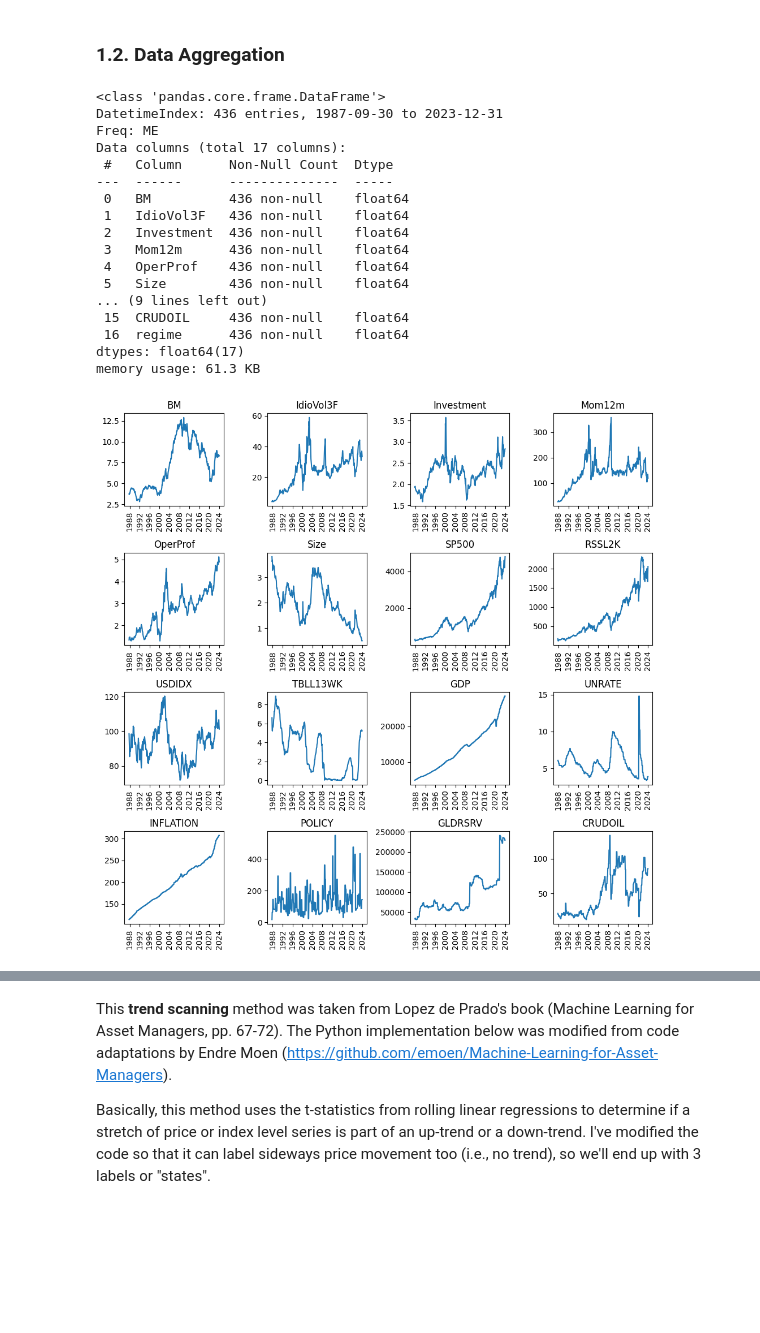
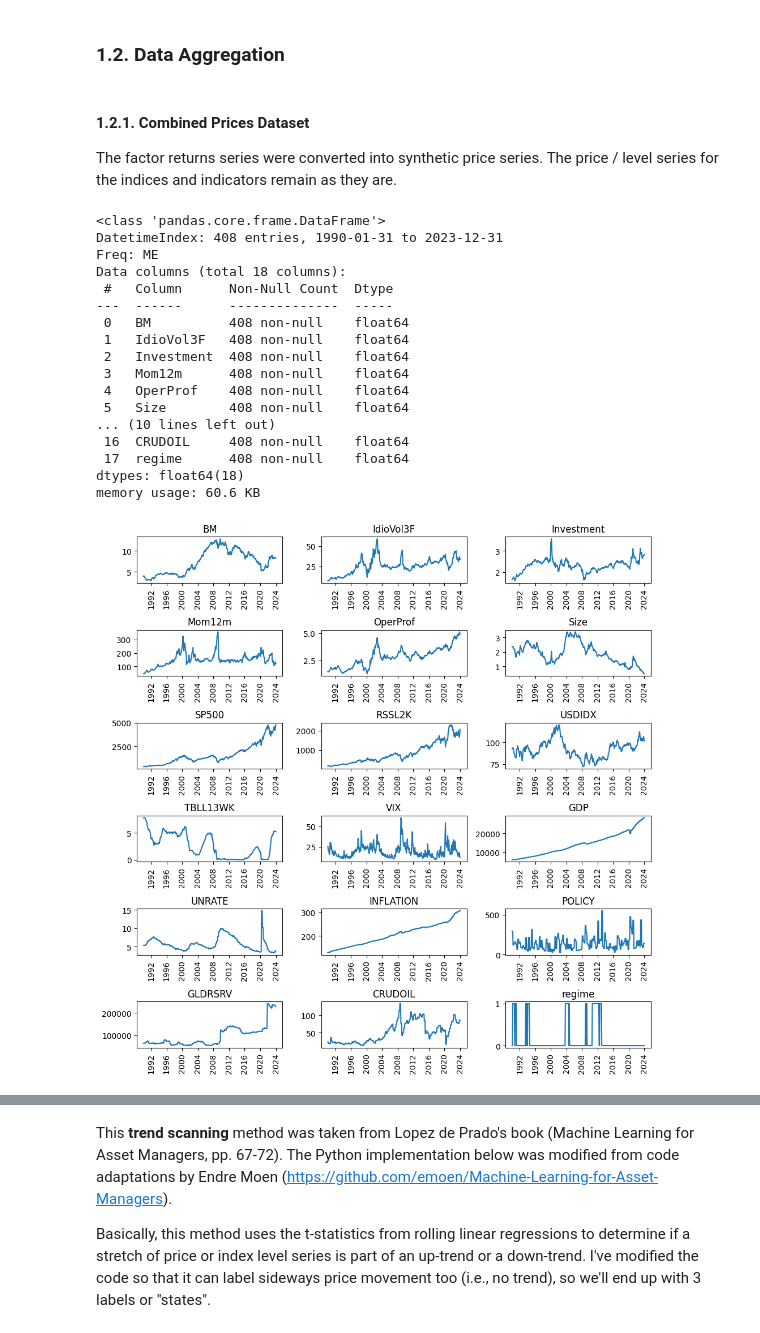
Before and after one commit to dipanshusharma2001/MScFE_WQU_Capstone_Project, a Jupyter notebook: notebooks/02_DYNOTEARS_PoC.ipynb, the cells around one changed output, grey strips where cells are left out. Saved outputs shown, nothing was run; the diff lists cells and outputs as text; code cells hidden in the pictures; blank space fills up the shorter version.

```diff
--- a/notebooks/02_DYNOTEARS_PoC.ipynb
+++ b/notebooks/02_DYNOTEARS_PoC.ipynb
@@ -108,7 +106,7 @@ memory usage: 78.6 KB
 start = df.index[0]
 end = df.index[-1]
 
-tick = ['^GSPC', '^RUT', 'DX-Y.NYB', '^IRX']
+tick = ['^GSPC', '^RUT', 'DX-Y.NYB', '^IRX', '^VIX']
 yfin_data = yf.download(tick,
                         start,
                         end,
@@ -123,6 +121,7 @@ yfin_data.rename(columns = {
     '^RUT': 'RSSL2K',
     'DX-Y.NYB': 'USDIDX',
     '^IRX': 'TBLL13WK',
+    '^VIX': 'VIX'
     },
     inplace=True)
 
@@ -177,51 +177,58 @@ dtypes: float64(6)
 memory usage: 13.1 KB
 # %% [markdown]
 ### 1.2. Data Aggregation
+# %% [markdown]
+#### 1.2.1. Combined Prices Dataset
+
+The factor returns series were converted into synthetic price series. The price / level series for the indices and indicators remain as they are.
 # %%
 # concatenate into 1 dataframe
-df1 = pd.concat([df.iloc[:,:6], yfin_data, fred_data, df.iloc[:,-1]], axis=1, join='outer')
+prices_df = pd.concat([df.iloc[:,:6],
+                       yfin_data,
+                       fred_data,
+                       df.iloc[:,-1]], axis=1, join='outer')
 
-# transform factor returns into cumulative returns
-for k in df1.columns[:6]:
-    df1[k] = (1 + df1[k]).cumprod()
+# transform factor returns into cumulative returns (synthetic price series)
+for k in prices_df.columns[:6]:
+    prices_df[k] = (1 + prices_df[k]).cumprod()
 
 # forward fill using the last data to avoid look-ahead bias
-df1 = df1.ffill()
+prices_df = prices_df.ffill()
 
 # resample monthly & drop NaNs
-df1 = df1.resample('ME').last()
-df1 = df1.dropna()
-df1.info()
+prices_df = prices_df.resample('ME').last()
+prices_df = prices_df.dropna()
+prices_df.info()
 # %% [output]
 <class 'pandas.core.frame.DataFrame'>
-DatetimeIndex: 436 entries, 1987-09-30 to 2023-12-31
+DatetimeIndex: 408 entries, 1990-01-31 to 2023-12-31
 Freq: ME
-Data columns (total 17 columns):
+Data columns (total 18 columns):
  #   Column      Non-Null Count  Dtype
 ---  ------      --------------  -----
- 0   BM          436 non-null    float64
- 1   IdioVol3F   436 non-null    float64
- 2   Investment  436 non-null    float64
- 3   Mom12m      436 non-null    float64
- 4   OperProf    436 non-null    float64
- 5   Size        436 non-null    float64
-... (9 lines left out)
- 15  CRUDOIL     436 non-null    float64
- 16  regime      436 non-null    float64
-dtypes: float64(17)
-memory usage: 61.3 KB
+ 0   BM          408 non-null    float64
+ 1   IdioVol3F   408 non-null    float64
+ 2   Investment  408 non-null    float64
+ 3   Mom12m      408 non-null    float64
+ 4   OperProf    408 non-null    float64
+ 5   Size        408 non-null    float64
+... (10 lines left out)
+ 16  CRUDOIL     408 non-null    float64
+ 17  regime      408 non-null    float64
+dtypes: float64(18)
+memory usage: 60.6 KB
 # %%
 # quick visualization of the processed data
-rows = 4
-cols = 4
+rows = 6
+cols = 3
 
 fig, axs = plt.subplots(rows, cols, figsize=(10,10))
 for r in range(rows):
     for c in range(cols):
-        axs[r,c].plot(df1.iloc[:, cols*r+c])
-        axs[r,c].set_title(df1.columns[cols*r+c])
+        axs[r,c].plot(prices_df.iloc[:, cols*r+c])
+        axs[r,c].set_title(prices_df.columns[cols*r+c])
         axs[r,c].tick_params(axis='x', rotation=90)
 plt.tight_layout()
 plt.show()
 # %% [output]
-[figure, old version]
+[figure, new version]
```
Also changed, not shown: parts of 103 cells of this notebook, 9 other files.
